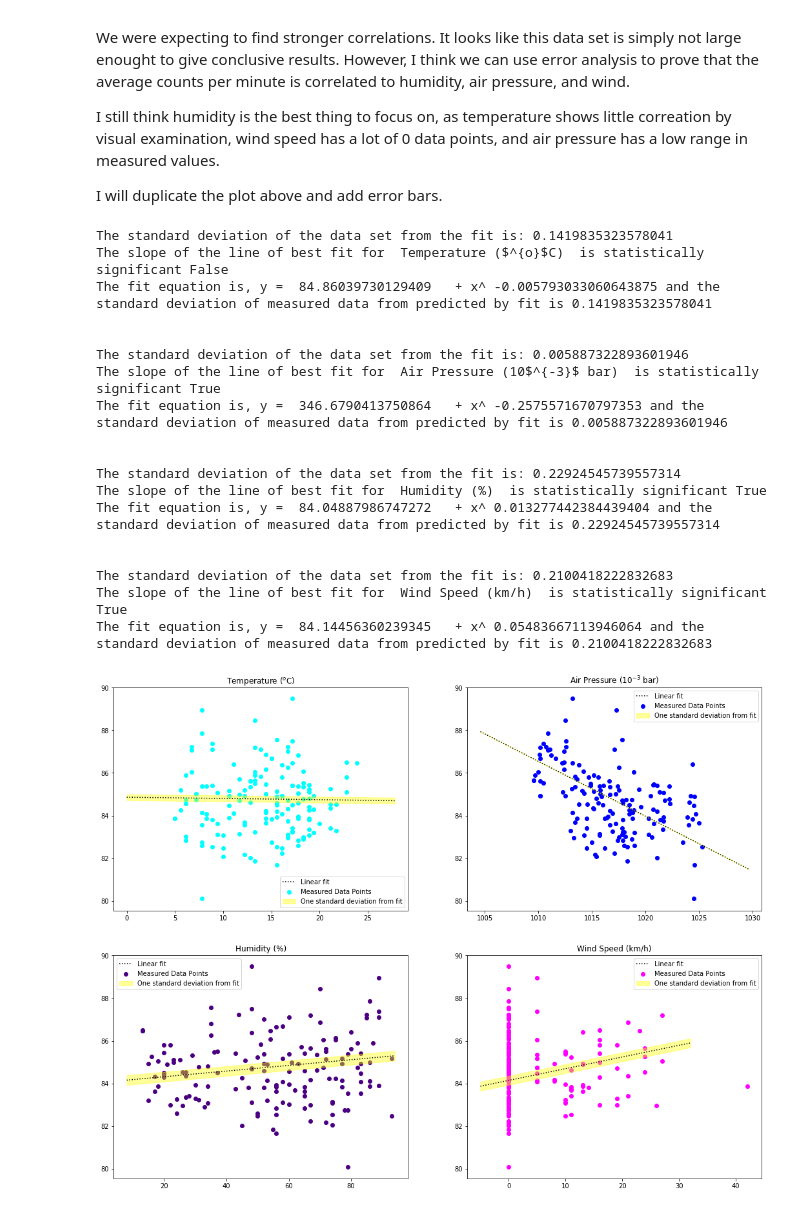
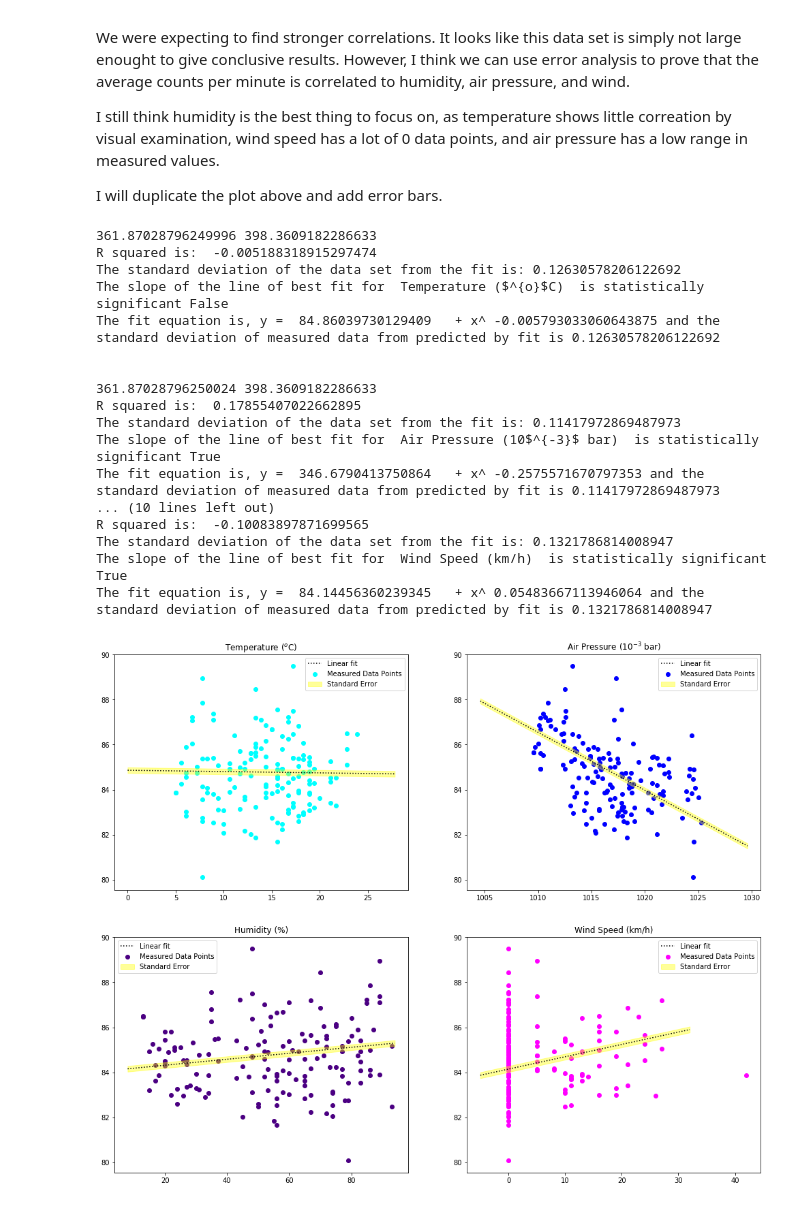
Before and after one commit to rnnisi/CosmicRayDetector_LongTerm, a Jupyter notebook: Notebook/20210307_ErrorAnalysis.ipynb, the cells around one changed output. Saved outputs shown, nothing was run; the diff lists cells and outputs as text; code cells hidden in the pictures.

```diff
--- a/Notebook/20210307_ErrorAnalysis.ipynb
+++ b/Notebook/20210307_ErrorAnalysis.ipynb
@@ -372,27 +372,28 @@ working = [RemoveNaN(T), RemoveNaN(P_sealev), RemoveNaN(humidity), wind_abs]
 
 
 def Generate4SplitData(tags, tagged_data, para_index):
-    stop1 = tags[1]
-    stop2 = tags[2]
-    stop3 = tags[3]
-    stop4 = tags[4]
+    stop1 = float(tags[1])
+    stop2 = float(tags[2])
+    stop3 = float(tags[3])
+    stop4 = float(tags[4])
     print(stop1, stop2, stop3, stop4)
     h1, h2, h3, h4 = [], [], [], []
     std_h1, std_h2, std_h3, std_h4 = [], [], [], []
     for i in tagged_data:
-        if i[para_index] <= stop1:
+        test = float(i[para_index])
+        if test <= stop1:
             h1.append(i[2])
             std_h1.append(i[3])
         else:
-            if i[para_index] <= stop2:
+            if test <= stop2:
                 h2.append(i[2])
                 std_h2.append(i[3])
             else:
-                if i[para_index]<=stop3:
+                if test<=stop3:
                     h3.append(i[2])
                     std_h3.append(i[3])
                 else:
-                    if i[para_index] <= stop4:
+                    if test <= stop4:
                         h4.append(i[2])
                         std_h4.append(i[3])
                     else:
@@ -615,8 +618,8 @@ def GenerateScatter(coupled, para_index, mplib, c):
     fig, ax = mplib[0], mplib[1]
     op = []
     for i in coupled:
-        point = [i[para_index], i[2]]
-        ax.scatter(i[para_index],  i[2], color = c)
+        point = [float(i[para_index]), float(i[2])]
+        ax.scatter(point[0],  point[1], color = c)
         op.append(point)
     return(op)
 
@@ -683,6 +686,7 @@ I still think humidity is the best thing to focus on, as temperature shows littl
 I will duplicate the plot above and add error bars.
 # %%
 fig17, axs17 = plt.subplots(2,2) # temp
+plt.rcParams['figure.figsize'] = [17, 14]
 figs = [[fig17, axs17[0, 0]], [fig17, axs17[0, 1]], [fig17, axs17[1, 0]], [fig17, axs17[1, 1]]]
 colors = ["cyan", "blue", "indigo", "magenta"]
 param_index = [6, 5, 7, 4]
@@ -703,7 +707,11 @@ def isSignificant(dat):
 for i in range(4):
     op = GenerateScatter(coupled, param_index[i], figs[i], colors[i]) # temperature plot
     figs[i][1].set_title(rows[i])
+    ybar = []
     op.sort(key=lambda x: x[0])
+    for j in op:
+        ybar.append(j[1])
+    Y = sum(ybar)/len(ybar)
     ordered_pairs[i] = op
     running_total = [op[0][1]]
     for j in range(1, len(op)):
@@ -730,50 +738,54 @@ for i in range(4):
     #print(p)
     ## Calculate standard deviation from fit
     R = 0
+    SS_total = 0
     for j in range(len(op)):
         measured = op[j][1]
         predicted =  p[1]  + op[j][0]*p[0]
+        SS_total = (measured-Y)**2 + SS_total
         res_sq = (measured-predicted)**2
         R = R + res_sq
-    std_MeasuredFromFit = (res_sq/len(op))**(1/2)
+    std_MeasuredFromFit = (R/len(op))**(1/2)*(1/(len(op)**(1/2)))
+    Rsqr = 1-(R/SS_total)
+    print(SS_total, SS_res)
+    print("R squared is: ", Rsqr)
     figs[i][1].plot(x_fit, y_fit, color = "black", linestyle="dotted", label = "Linear fit")
     y_upper, y_lower = [], []
     for j in y_fit:
         y_upper.append(j + std_MeasuredFromFit)
         y_lower.append(j - std_MeasuredFromFit)
     print("The standard deviation of the data set from the fit is:", std_MeasuredFromFit)
-    figs[i][1].fill_between(x_fit, y_lower, y_upper, color = 'yellow', alpha = 0.4, label = "One standard deviation from fit")
+    figs[i][1].fill_between(x_fit, y_lower, y_upper, color = 'yellow', alpha = 0.4, label = "Standard Error")
     #print("The last point on the line is ", y_fit[len(y_fit-1], ".")
     #print("The first point on the line is ", y_fit[0], ".")
     figs[i][1].legend()
     significance = [abs(y_fit[len(y_fit)-1] - y_fit[0]) > std_MeasuredFromFit, abs(y_upper[len(y_upper)-1] - y_fit[0]) > std_MeasuredFromFit, abs(y_lower[len(y_lower)-1] - y_fit[0]) > std_MeasuredFromFit, abs(y_upper[len(y_upper)-1] - y_lower[0]) > std_MeasuredFromFit, abs(y_lower[len(y_lower)-1] - y_upper[0]) > std_MeasuredFromFit]
     #print("The first and last points on the line for the linear ", rows[i], "plot are NOT within one standard deviation of eachtoher is:", abs(y_fit[len(y_fit)-1] - y_fit[0]) > std_MeasuredFromFit)
     #print("The error for upper limit on the first point and last point on the line for the linear ", rows[i], "plot are NOT within one standard deviation of eachtoher is:", abs(y_upper[len(y_upper)-1] - y_fit[0]) > std_MeasuredFromFit)
     #print("The error for lower limit on the first point and last point on the line for the linear ", rows[i], "plot are NOT within one standard deviation of eachtoher is:", abs(y_lower[len(y_lower)-1] - y_fit[0]) > std_MeasuredFromFit)
     #print("The error for upper limit on the first point and lower limit on the last point on the line for the linear ", rows[i], "plot are NOT within one standard deviation of eachtoher is:", abs(y_upper[len(y_upper)-1] - y_lower[0]) > std_MeasuredFromFit)
     #print("The error for lower limit on the first point and upper limit on the last point on the line for the linear ", rows[i], "plot are NOT within one standard deviation of eachtoher is:", abs(y_lower[len(y_lower)-1] - y_upper[0]) > std_MeasuredFromFit, "\n")
     print("The slope of the line of best fit for ", rows[i], " is statistically significant", isSignificant(significance))
     print("The fit equation is, y = ", p[1], "  + x^", p[0], "and the standard deviation of measured data from predicted by fit is", std_MeasuredFromFit, "\n\n")
 # %% [output]
-The standard deviation of the data set from the fit is: 0.1419835323578041
+361.87028796249996 398.3609182286633
+R squared is:  -0.005188318915297474
+The standard deviation of the data set from the fit is: 0.12630578206122692
 The slope of the line of best fit for  Temperature ($^{o}$C)  is statistically significant False
-The fit equation is, y =  84.86039730129409   + x^ -0.005793033060643875 and the standard deviation of measured data from predicted by fit is 0.1419835323578041
+The fit equation is, y =  84.86039730129409   + x^ -0.005793033060643875 and the standard deviation of measured data from predicted by fit is 0.12630578206122692
 
 
-The standard deviation of the data set from the fit is: 0.005887322893601946
+361.87028796250024 398.3609182286633
+R squared is:  0.17855407022662895
+The standard deviation of the data set from the fit is: 0.11417972869487973
 The slope of the line of best fit for  Air Pressure (10$^{-3}$ bar)  is statistically significant True
-The fit equation is, y =  346.6790413750864   + x^ -0.2575571670797353 and the standard deviation of measured data from predicted by fit is 0.005887322893601946
-
-
-The standard deviation of the data set from the fit is: 0.22924545739557314
-The slope of the line of best fit for  Humidity (%)  is statistically significant True
-The fit equation is, y =  84.04887986747272   + x^ 0.013277442384439404 and the standard deviation of measured data from predicted by fit is 0.22924545739557314
-
-
-The standard deviation of the data set from the fit is: 0.2100418222832683
+The fit equation is, y =  346.6790413750864   + x^ -0.2575571670797353 and the standard deviation of measured data from predicted by fit is 0.11417972869487973
+... (10 lines left out)
+R squared is:  -0.10083897871699565
+The standard deviation of the data set from the fit is: 0.1321786814008947
 The slope of the line of best fit for  Wind Speed (km/h)  is statistically significant True
-The fit equation is, y =  84.14456360239345   + x^ 0.05483667113946064 and the standard deviation of measured data from predicted by fit is 0.2100418222832683
+The fit equation is, y =  84.14456360239345   + x^ 0.05483667113946064 and the standard deviation of measured data from predicted by fit is 0.1321786814008947
-[figure, old version]
+[figure, new version]
 # %%
 ## make a general data table
 columns = ["parameter", "Error", "units", "# of values"]
```
Also changed, not shown: parts of 4 cells of this notebook.
